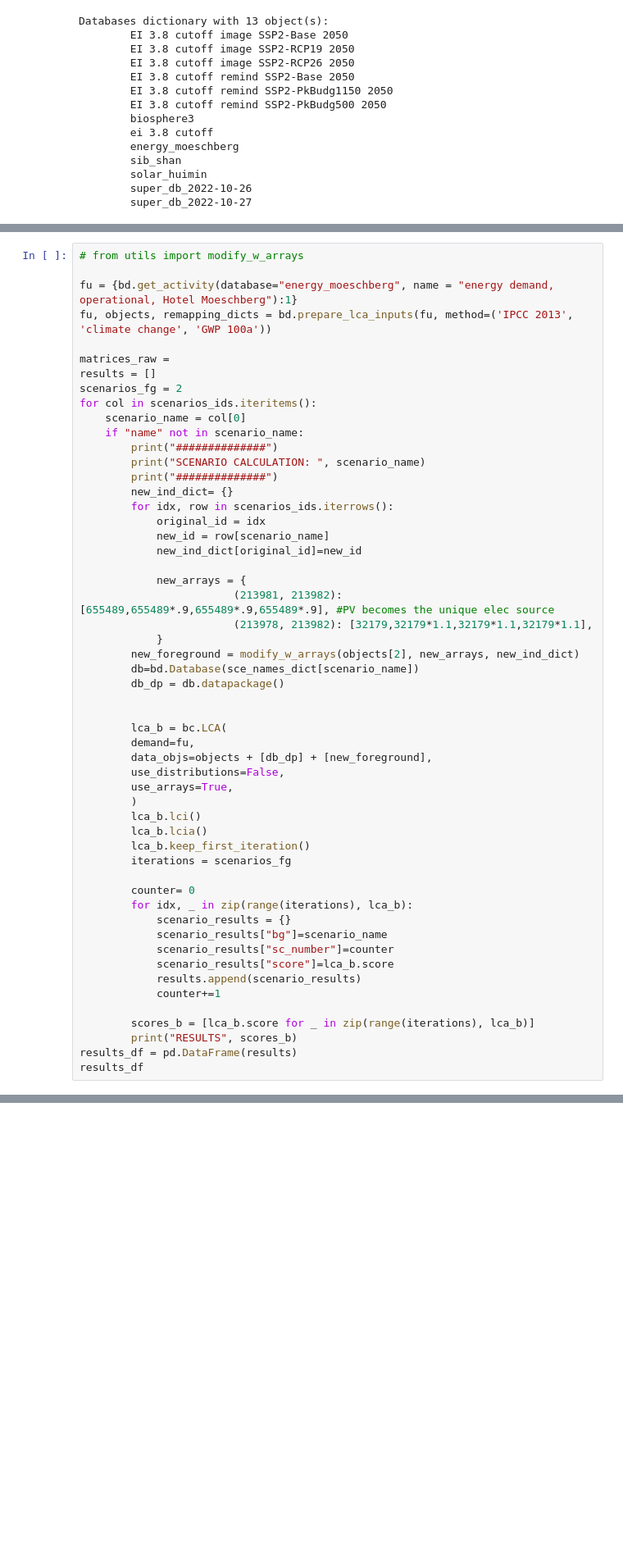
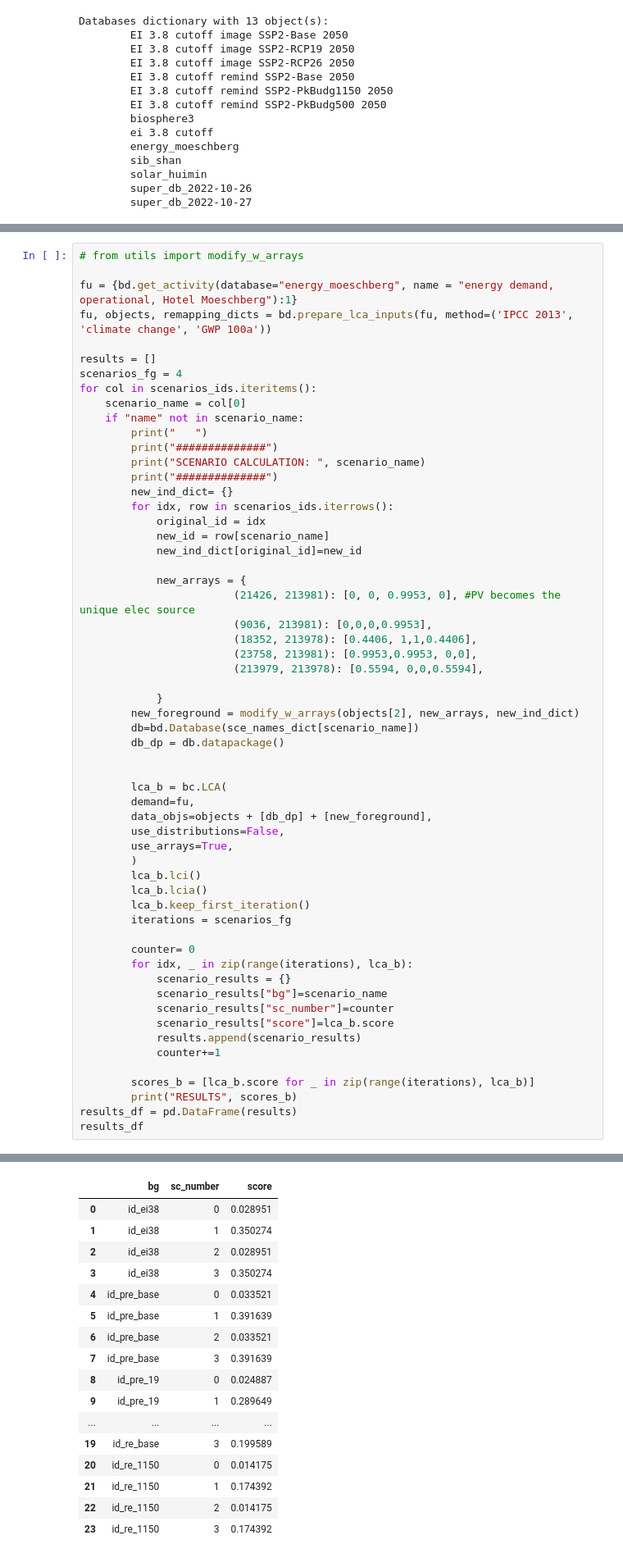
Before and after one commit to tyrael147/moeschpond, a Jupyter notebook: LCA_foreground.ipynb, the cells around one changed output, grey strips where cells are left out. Shown at 82% size. Cells and saved outputs as stored; diff of their text form; blank space fills up the shorter version.

```diff
--- a/LCA_foreground.ipynb
+++ b/LCA_foreground.ipynb
@@ -241,12 +253,12 @@ matrix_raw(objects[2])
 fu = {bd.get_activity(database="energy_moeschberg", name = "energy demand, operational, Hotel Moeschberg"):1}
 fu, objects, remapping_dicts = bd.prepare_lca_inputs(fu, method=('IPCC 2013', 'climate change', 'GWP 100a'))
 
-matrices_raw =
 results = []
-scenarios_fg = 2
+scenarios_fg = 4
 for col in scenarios_ids.iteritems():
     scenario_name = col[0]
     if "name" not in scenario_name:
+        print("   ")
         print("##############")
         print("SCENARIO CALCULATION: ", scenario_name)
         print("##############")
@@ -257,8 +269,12 @@ for col in scenarios_ids.iteritems():
             new_ind_dict[original_id]=new_id
 
             new_arrays = {
-                        (213981, 213982): [655489,655489*.9,655489*.9,655489*.9], #PV becomes the unique elec source
-                        (213978, 213982): [32179,32179*1.1,32179*1.1,32179*1.1],
+                        (21426, 213981): [0, 0, 0.9953, 0], #PV becomes the unique elec source
+                        (9036, 213981): [0,0,0,0.9953],
+                        (18352, 213978): [0.4406, 1,1,0.4406],
+                        (23758, 213981): [0.9953,0.9953, 0,0],
+                        (213979, 213978): [0.5594, 0,0,0.5594],
+
             }
         new_foreground = modify_w_arrays(objects[2], new_arrays, new_ind_dict)
         db=bd.Database(sce_names_dict[scenario_name])
@@ -310,3 +326,20 @@ RESULTS [0.013046517241992874, 0.15800790291993008]
+|  | bg | sc_number | score |
+| 0 | id_ei38 | 0 | 0.028951 |
+| 1 | id_ei38 | 1 | 0.350274 |
+| 2 | id_ei38 | 2 | 0.028951 |
+| 3 | id_ei38 | 3 | 0.350274 |
+| 4 | id_pre_base | 0 | 0.033521 |
+| 5 | id_pre_base | 1 | 0.391639 |
+| 6 | id_pre_base | 2 | 0.033521 |
+| 7 | id_pre_base | 3 | 0.391639 |
+| 8 | id_pre_19 | 0 | 0.024887 |
+| 9 | id_pre_19 | 1 | 0.289649 |
+| ... | ... | ... | ... |
+| 19 | id_re_base | 3 | 0.199589 |
+| 20 | id_re_1150 | 0 | 0.014175 |
+| 21 | id_re_1150 | 1 | 0.174392 |
+| 22 | id_re_1150 | 2 | 0.014175 |
+| 23 | id_re_1150 | 3 | 0.174392 |
 # %%
 # %% [output]
 |  | bg | sc_number | score |
```
Also changed, not shown: parts of 12 cells of this notebook, 2 other files.
